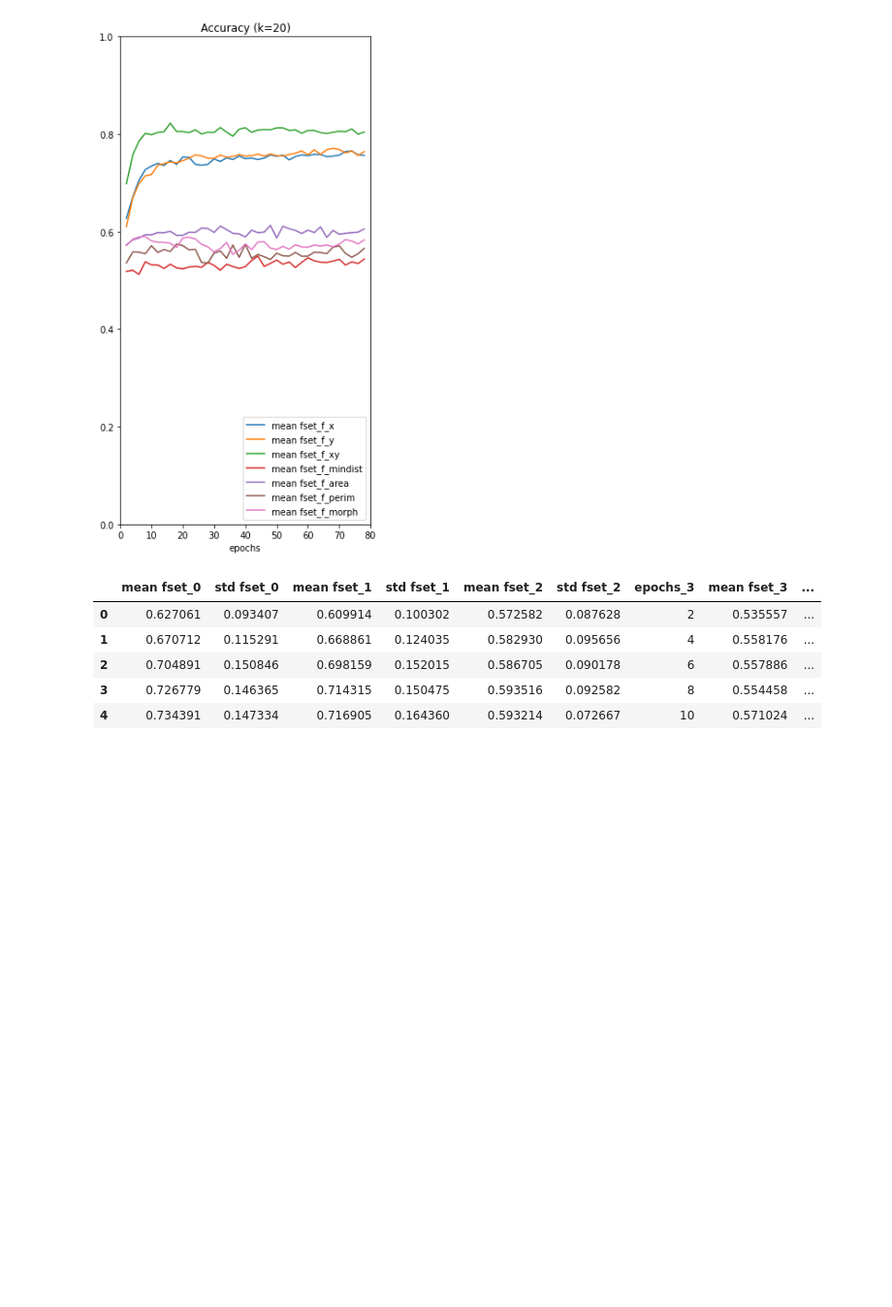
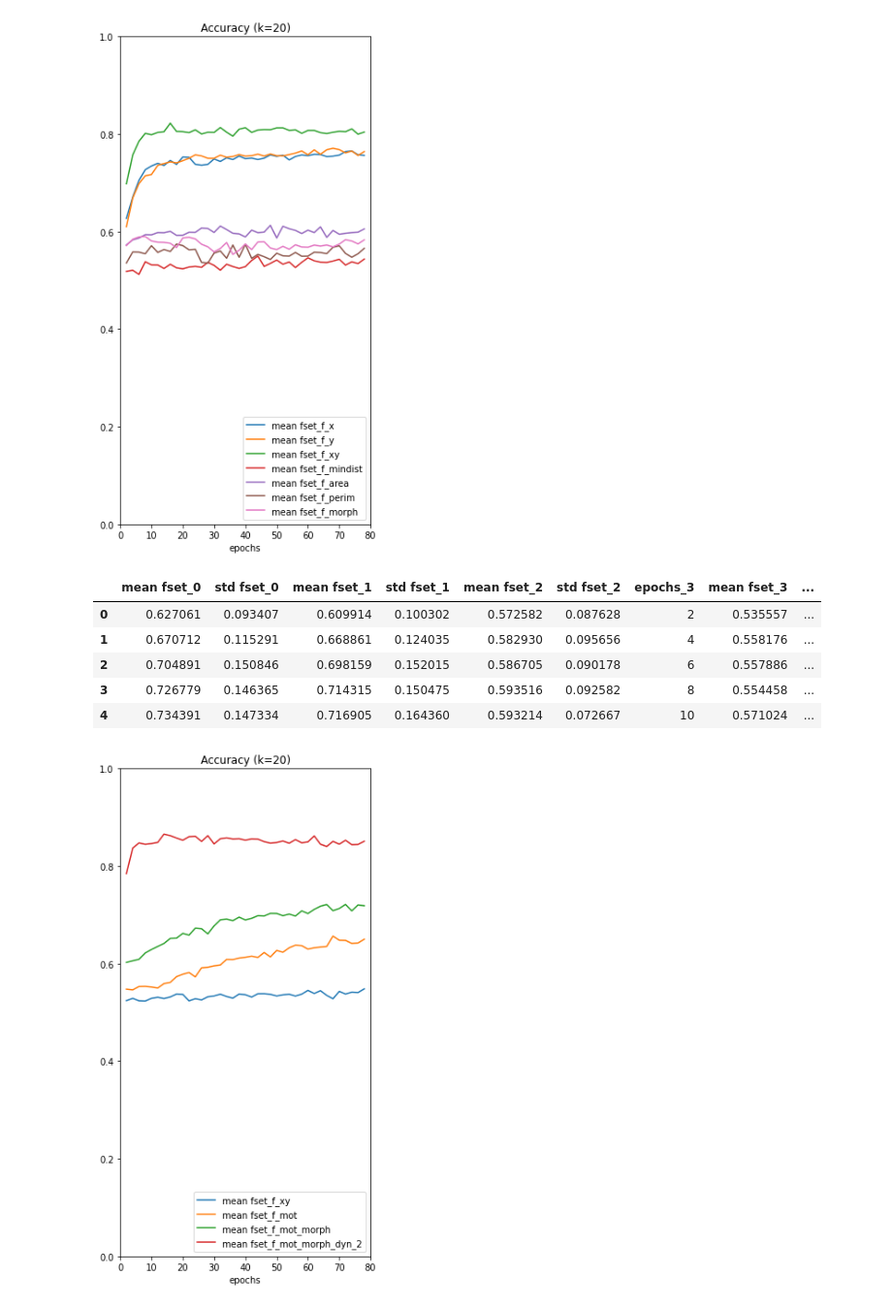
Before and after one commit to redchuk/n_track_ML, a Jupyter notebook: notebooks/plot_epoch_loop_outputs.ipynb, the cells around one changed output. Shown: that part at 97% size. Drawn from its saved outputs; the diff is of its cells as text; code cells hidden in the pictures; blank space fills up the shorter version.

Commit message:
new plots from normalization check on 20220928

```diff
--- a/notebooks/plot_epoch_loop_outputs.ipynb
+++ b/notebooks/plot_epoch_loop_outputs.ipynb
@@ -373,3 +376,59 @@ ddd.head()
 | 2 | 0.704891 | 0.150846 | 0.698159 | 0.152015 | 0.586705 | 0.090178 | 6 | 0.557886 | ... |
 | 3 | 0.726779 | 0.146365 | 0.714315 | 0.150475 | 0.593516 | 0.092582 | 8 | 0.554458 | ... |
 | 4 | 0.734391 | 0.147334 | 0.716905 | 0.164360 | 0.593214 | 0.072667 | 10 | 0.571024 | ... |
+# %%
+output_dirs_sep = [#'/proj/hajaalin/Projects/n_track_ML/output/cross-validation/le_k20_fset_x', \
+                   #'/proj/hajaalin/Projects/n_track_ML/output/cross-validation/le_k20_fset_y', \
+                   '/proj/hajaalin/Projects/n_track_ML/output/cross-validation/le_k20_fset_xy_normcheck', \
+                   '/proj/hajaalin/Projects/n_track_ML/output/cross-validation/le_k20_fset_mot_normcheck', \
+                   '/proj/hajaalin/Projects/n_track_ML/output/cross-validation/le_k20_fset_mot_morph_normcheck', \
+                   '/proj/hajaalin/Projects/n_track_ML/output/cross-validation/le_k20_fset_mot_morph_dyn_2_normcheck']#, \
+                   #'/proj/hajaalin/Projects/n_track_ML/output/cross-validation/le_k20_fset_mindist', \
+                   #'/proj/hajaalin/Projects/n_track_ML/output/cross-validation/le_k20_fset_morph', \
+                   #'/proj/hajaalin/Projects/n_track_ML/output/cross-validation/le_k20_fset_area', \
+                   #'/proj/hajaalin/Projects/n_track_ML/output/cross-validation/le_k20_fset_perim']
+
+dfn2b = read_output_files(output_dirs_sep)
+grp = dfn2b.groupby(['kernel_size','fset','epochs'])['accuracy'].agg(['mean','std'])#.reset_index()
+grp = grp.reset_index(level=2)
+# %%
+import matplotlib.pyplot as plt
+
+# copy data in a new dataframe, separate feature sets
+ddd = pd.DataFrame()
+
+# only k20 was tested until 300 epochs
+#fsets = ['f_x','f_y','f_xy','f_mindist','f_area', 'f_perim','f_morph']
+fsets = ['f_xy', 'f_mot', 'f_mot_morph', 'f_mot_morph_dyn_2']
+for i in range(len(fsets)):
+    ddd['epochs_'+fsets[i]] = pd.Series(grp.loc[20,fsets[i]]['epochs'].values)
+    ddd['mean fset_'+fsets[i]] = pd.Series(grp.loc[20,fsets[i]]['mean'].values)
+    #ddd['std fset_'+fsets[i]] = pd.Series(grp.loc[20,fsets[i]]['std'].values)
+
+# check that epochs are the same for all feature sets
+#test = ~((ddd['epochs_f_x'] == ddd['epochs_f_morph']) & (ddd['epochs_f_morph'] == ddd['epochs_f_area']))
+#print(ddd[test].shape)
+#assert ddd[test].shape[0] == 0
+
+ddd['epochs'] = ddd['epochs_f_xy']
+for f in fsets:
+    ddd.drop(columns=['epochs_' + f], inplace=True)
+#print(ddd.head())
+
+fig = plt.figure()
+fig.add_subplot()
+ax = fig.axes
+
+#ax[0].legend(loc='lower center', bbox_to_anchor=(0.5, 1.05),
+#          ncol=2, fancybox=True, shadow=True)
+
+
+#style = {'mean fset_f_x':':','std fset_f_x':':','mean fset_f_y':'--','std fset_f_y':'--','mean fset_f_morph':'-','std fset_f_morph':'-',}
+#ddd.plot('epochs', title='Accuracy (k=20)', xlim=(0,80), ylim=(0,1), figsize=(5,10), style=style, ax=ax[0])
+ddd.plot('epochs', title='Accuracy (k=20)', xlim=(0,80), ylim=(0,1), figsize=(5,10), ax=ax[0]).legend(loc='lower right')
+
+plot_dir = Path('/proj/hajaalin/Projects/n_track_ML/output/images')
+plot_dir.mkdir(exist_ok=True)
+plt.savefig(plot_dir / 'accuracy_real_latest_news.png')
+# %% [output]
+[figure, added]
```
Also changed, not shown: parts of 1 cell of this notebook.
